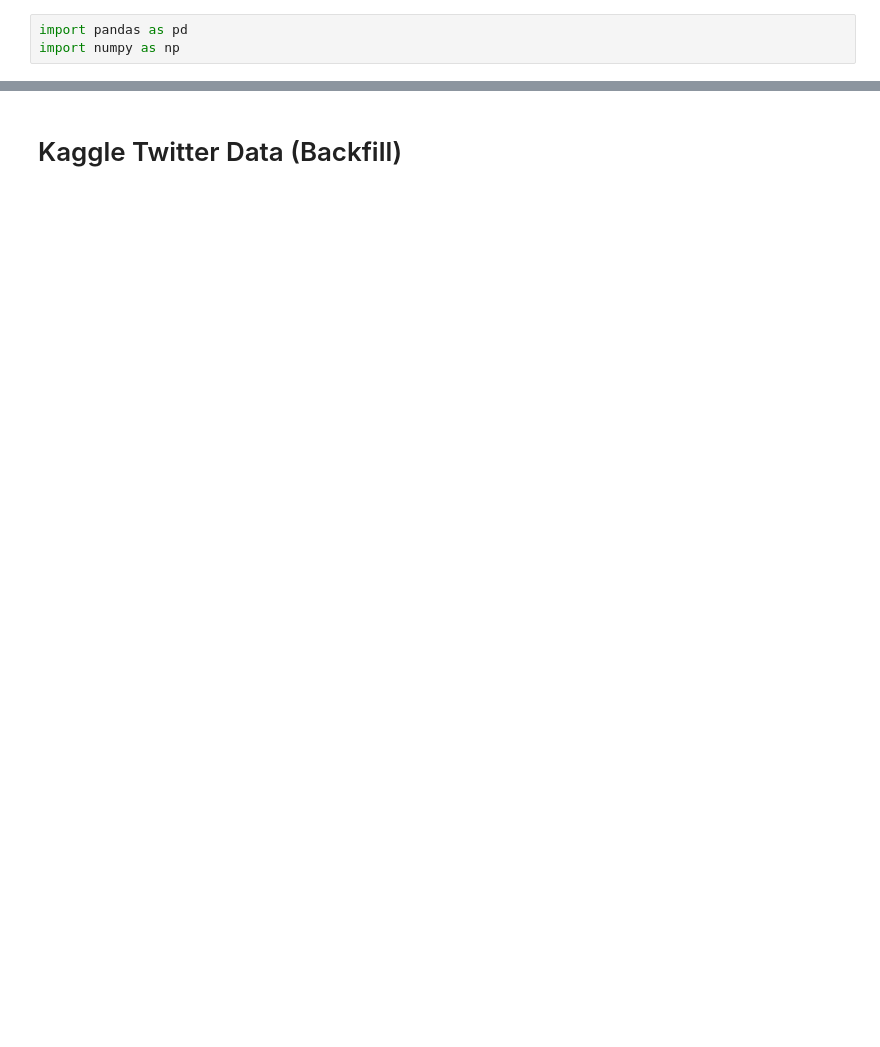
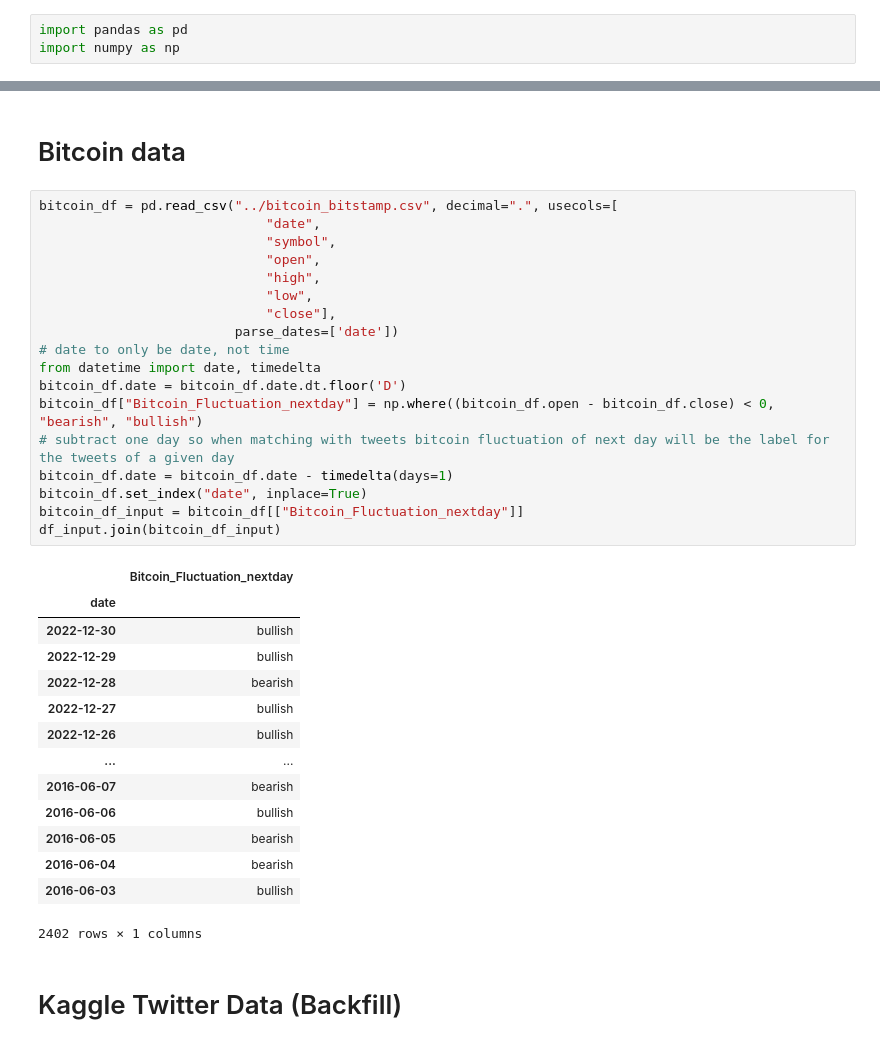
Before and after one commit to daniel-rdt/twitter_bitcoin_sentiment_ml, a Jupyter notebook: testing/tweets_preprocess.ipynb, the cells around one changed output, grey strips where cells are left out. Drawn from its saved outputs; the diff is of its cells as text; blank space fills up the shorter version.

```diff
--- a/testing/tweets_preprocess.ipynb
+++ b/testing/tweets_preprocess.ipynb
@@ -4,3 +22,38 @@ import numpy as np
+# %% [markdown]
+# Bitcoin data
+# %%
+bitcoin_df = pd.read_csv("../bitcoin_bitstamp.csv", decimal=".", usecols=[
+                             "date",
+                             "symbol",
+                             "open",
+                             "high",
+                             "low",
+                             "close"],
+                         parse_dates=['date'])
+# date to only be date, not time
+from datetime import date, timedelta
+bitcoin_df.date = bitcoin_df.date.dt.floor('D')
+bitcoin_df["Bitcoin_Fluctuation_nextday"] = np.where((bitcoin_df.open - bitcoin_df.close) < 0, "bearish", "bullish")
+# subtract one day so when matching with tweets bitcoin fluctuation of next day will be the label for the tweets of a given day
+bitcoin_df.date = bitcoin_df.date - timedelta(days=1)
+bitcoin_df.set_index("date", inplace=True)
+bitcoin_df_input = bitcoin_df[["Bitcoin_Fluctuation_nextday"]]
+df_input.join(bitcoin_df_input)
+# %% [output]
+|  | Bitcoin_Fluctuation_nextday |
+| date |  |
+| 2022-12-30 | bullish |
+| 2022-12-29 | bullish |
+| 2022-12-28 | bearish |
+| 2022-12-27 | bullish |
+| 2022-12-26 | bullish |
+| ... | ... |
+| 2016-06-07 | bearish |
+| 2016-06-06 | bullish |
+| 2016-06-05 | bearish |
+| 2016-06-04 | bearish |
+| 2016-06-03 | bullish |
+2402 rows × 1 columns
 # %% [markdown]
 # Kaggle Twitter Data (Backfill)
 # %%
```
Also changed, not shown: parts of 5 cells of this notebook, 2 other files.
